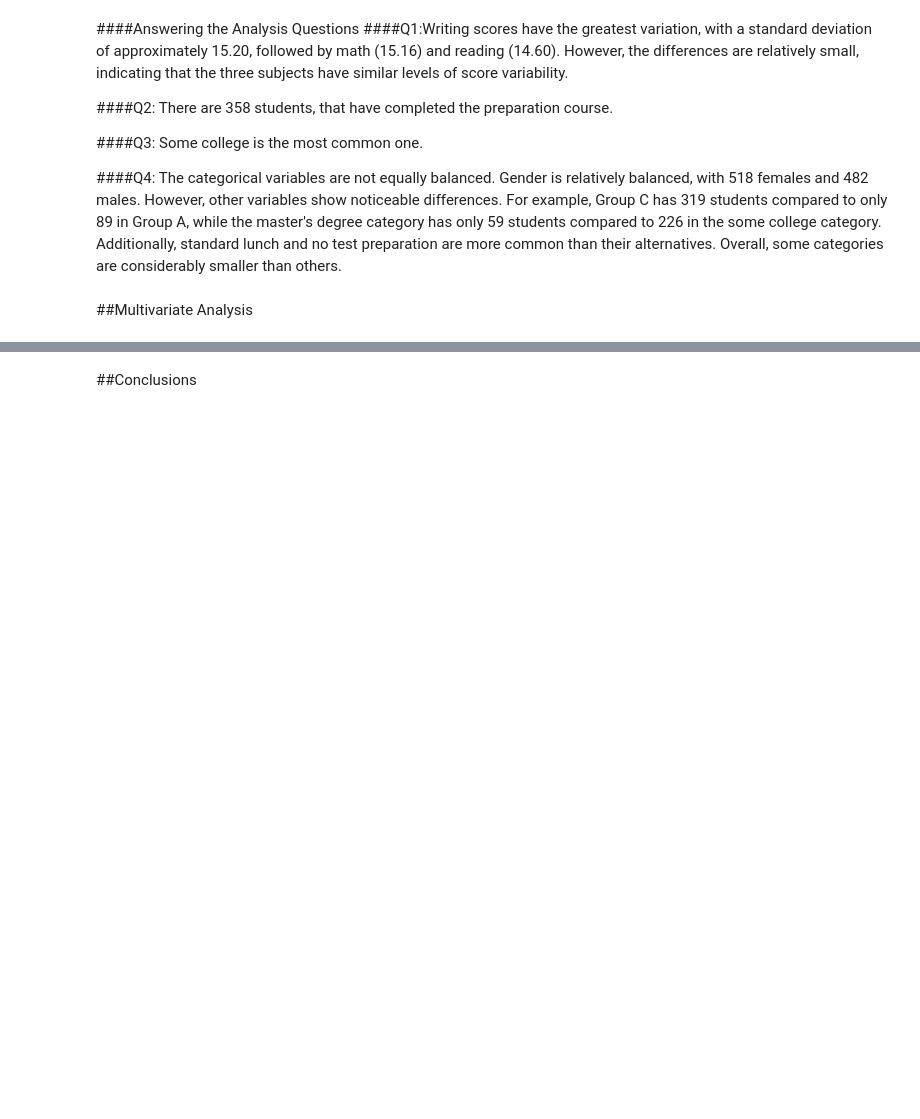
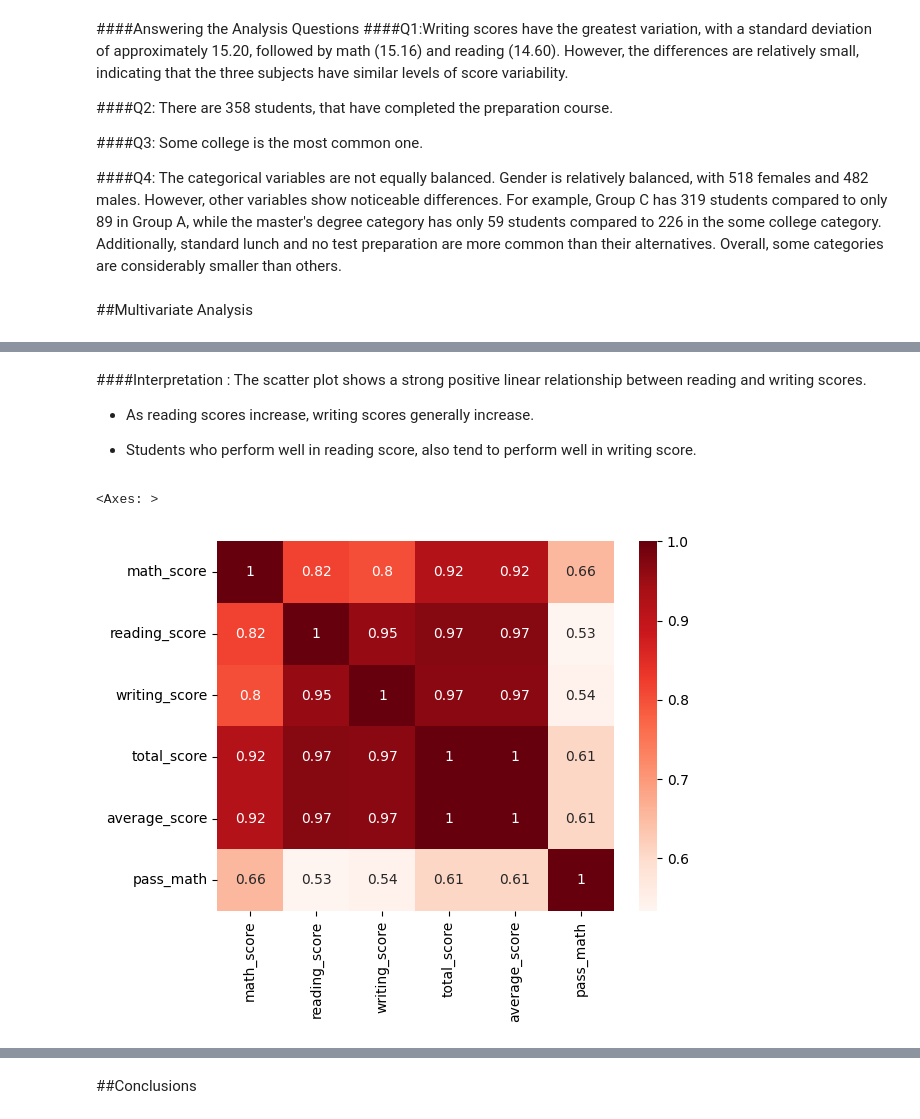
Before and after one commit to YousefHanna20/Student-Performance-EDA, a Jupyter notebook: Student_Performance_EDA.ipynb, the cells around one changed output, grey strips where cells are left out. Saved outputs shown, nothing was run; the diff lists cells and outputs as text; code cells hidden in the pictures; blank space fills up the shorter version.

```diff
--- a/Student_Performance_EDA.ipynb
+++ b/Student_Performance_EDA.ipynb
@@ -386,0 +397,14 @@ Text(0, 0.5, 'Count')
+# %% [markdown]
+####Interpretation : The scatter plot shows a strong positive linear relationship between reading and writing scores.
+ - As reading scores increase, writing scores generally increase.
+
+  - Students who perform well in reading score, also tend to perform well in   writing score.
+# %%
+#Heat map between numerical columns
+#First define the correlation
+correlation = df.corr(numeric_only= True)
+#Make the heatmap of correlations
+sns.heatmap(correlation , cmap = 'Reds' , annot =True)
+# %% [output]
+<Axes: >
+[figure, added]
```
Also changed, not shown: parts of 13 cells of this notebook.
